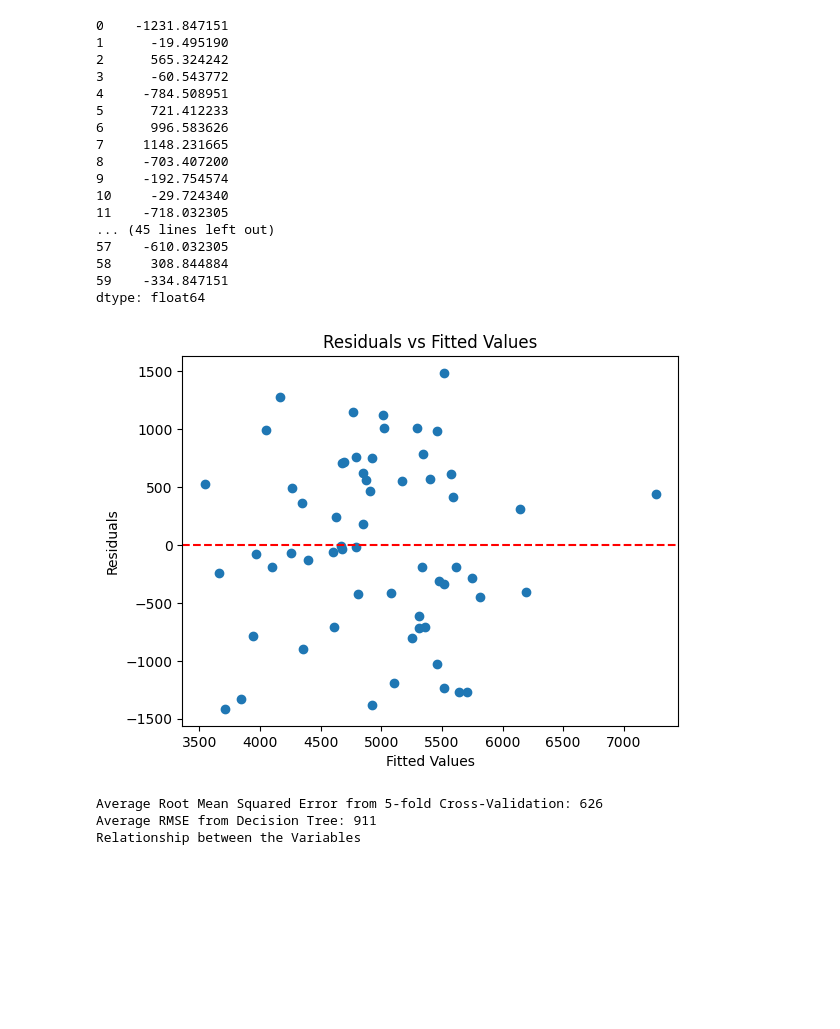
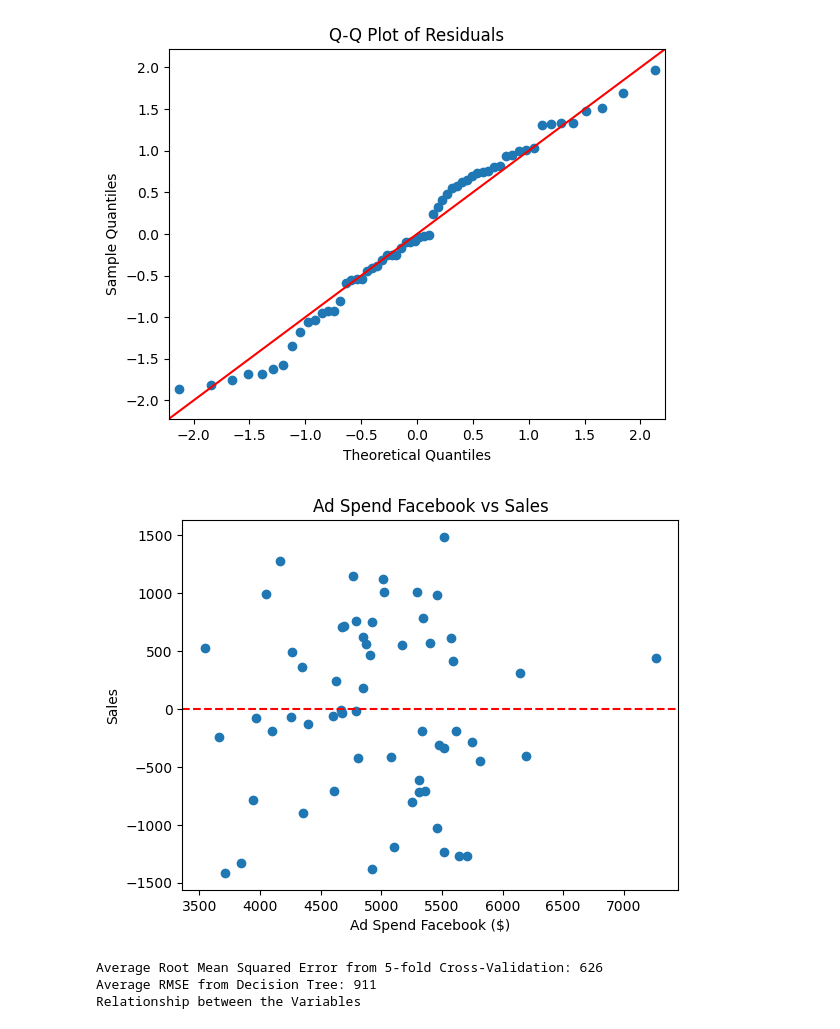
Before and after one commit to Elena-R-P/analytics, a Jupyter notebook: TechGear/TechGear.ipynb, the cells around one changed output. Saved outputs shown, nothing was run; the diff lists cells and outputs as text; code cells hidden in the pictures; blank space fills up the shorter version.

Commit message:
Linear regression model

```diff
--- a/TechGear/TechGear.ipynb
+++ b/TechGear/TechGear.ipynb
@@ -123,46 +124,38 @@ strong multicollinearity or other numerical problems.
 # %%
 # (Q4) ASSESSING MODEL FIT
 # obtain the residual from the model
 # residual - difference between the observed value and the predicted value
 residuals = model.resid
+# extract the fitted value (predicted values) from the model
+fitted_values = model.fittedvalues
 
 # print the residual
-print(residuals)
+#print(residuals)
+# Create a Q-Q plot of the residuals with a 45-degree reference line
+sm.qqplot(residuals, line='45', fit=True)
+# Add a title to the Q-Q plot
+plt.title('Q-Q Plot of Residuals')
+# Display the Q-Q plot
+plt.show()
 
 # extract the fitted values (predicted values)
 fitted_values = model.fittedvalues
 
 # Create Residual vs. Fitted Values plot
 # Create a scatter plot of the fitted values against the residuals
 plt.scatter (fitted_values, residuals)
 # Add a horizontal reference line at y=0 (red dashes line)
 plt.axhline (y=0, color='r', linestyle='--')
 # Label the x-axis as 'Fitted Values'
-plt.xlabel('Fitted Values')
+plt.xlabel('Ad Spend Facebook ($)')
 # Label the y-axis as 'Residuals'
-plt.ylabel('Residuals')
+plt.ylabel('Sales')
 # Add a title to the plot
-plt.title('Residuals vs Fitted Values')
+plt.title('Ad Spend Facebook vs Sales')
 plt.show()
 # %% [output]
-0    -1231.847151
-1      -19.495190
-2      565.324242
-3      -60.543772
-4     -784.508951
-5      721.412233
-6      996.583626
-7     1148.231665
-8     -703.407200
-9     -192.754574
-10     -29.724340
-11    -718.032305
-... (45 lines left out)
-57    -610.032305
-58     308.844884
-59    -334.847151
-dtype: float64
-[figure, old version]
+[figure, new version]
+[figure, added]
 # %%
 # (Q5) MULTIPLE LINEAR REGRESSION MODEL
 
```
Also changed, not shown: parts of 4 cells of this notebook, 1 other file.
